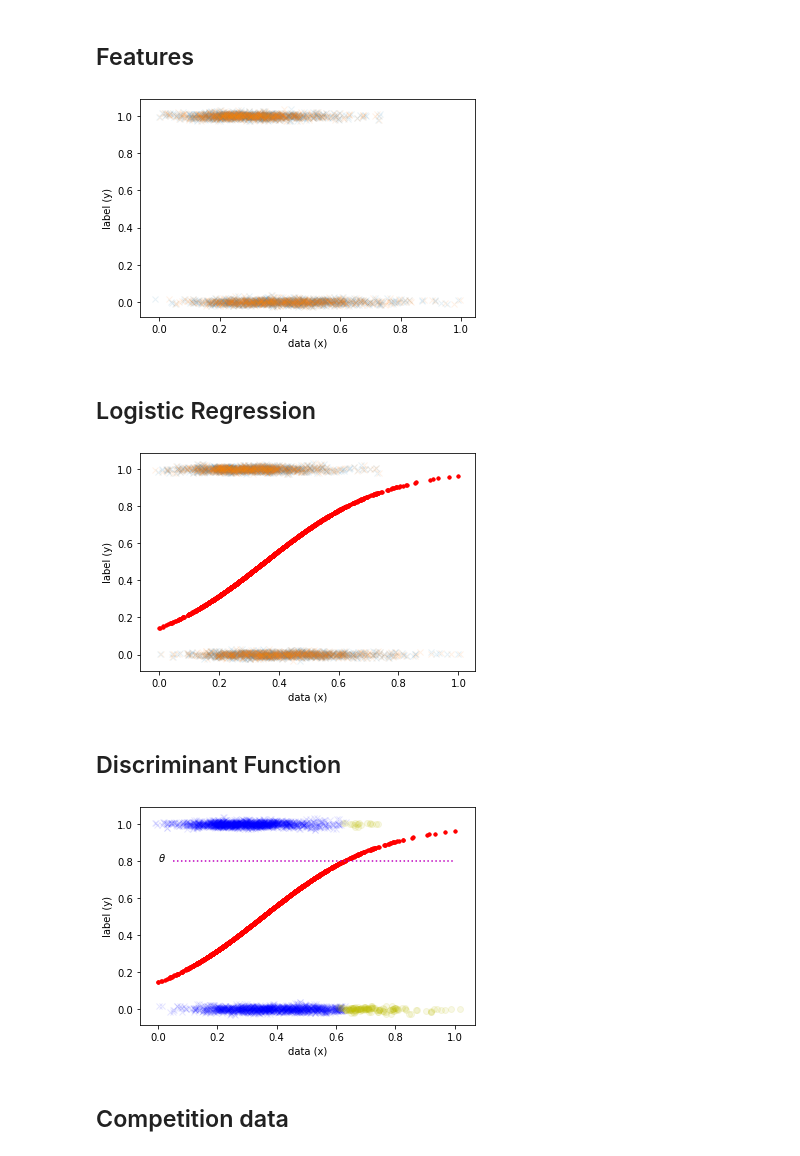
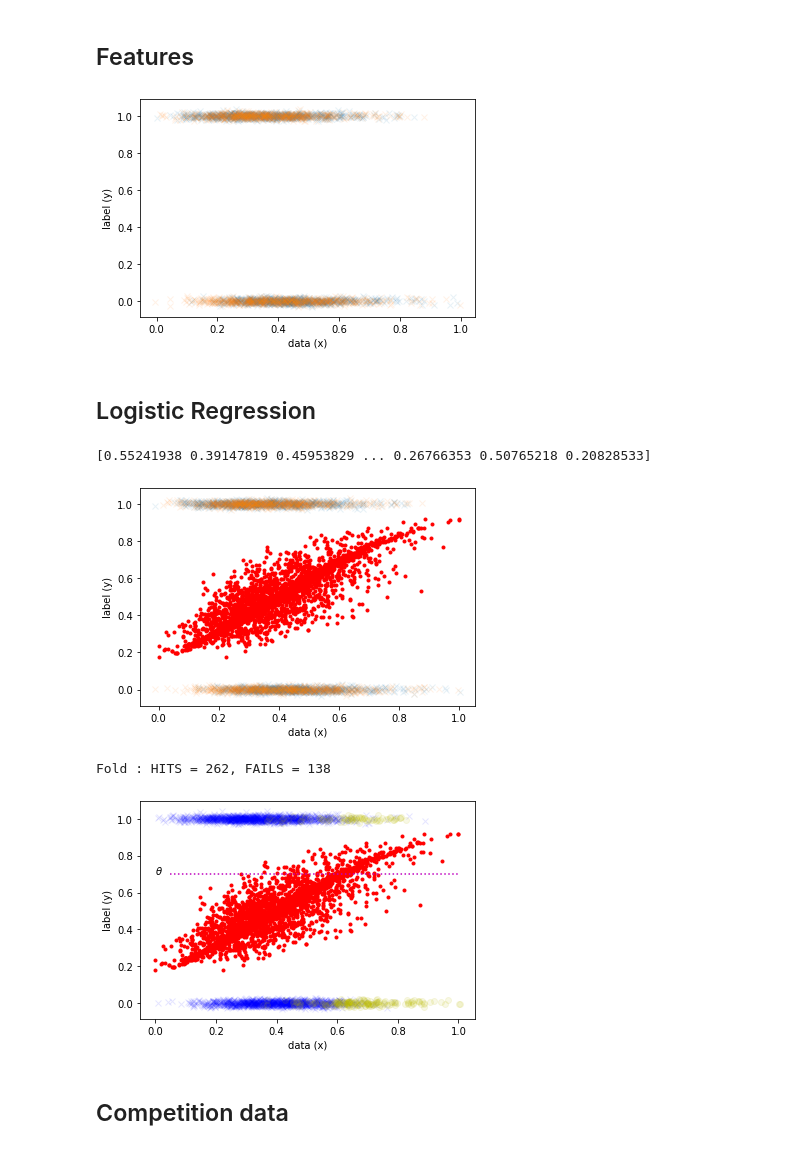
Before and after one commit to AndreaCastiella/MasterURJC, a Jupyter notebook: Ejercicio1.ipynb, the cells around one changed output. Drawn from its saved outputs; the diff is of its cells as text; code cells hidden in the pictures.

```diff
--- a/Ejercicio1.ipynb
+++ b/Ejercicio1.ipynb
@@ -23,7 +23,7 @@ FullSet_7 = FullSet_7 / 255.0
 # %% [markdown]
 ## Función extracción de características
 # %%
-def feat_extraction(data, perc):
+def feat_extraction(data, perc=0.5):
     num_feat = 6
     features = np.zeros([data.shape[0], num_feat])
     data = data.values.reshape([data.shape[0],28,28]) # Cada fila es una imagen, reshape a 28x28
@@ -43,7 +43,7 @@ def feat_extraction(data, perc):
         feat_4 = np.sum(img[:int(img.shape[0]*(perc)), :]) # Suma de los pixels del % mitad superior de la imagen
         features[i, 3] = feat_4
         # Característica 5
-        feat_5 = np.sum(img[int(img.shape[0]*(0.5)):,:int(img.shape[1]*(0.5))]) # Suma del cuadrante inferior izquierdo
+        feat_5 = np.sum(img[int(img.shape[0]*(1-perc)):,int(img.shape[1]*(perc)):]) # Suma del cuadrante inferior derecho
         features[i, 4] = feat_5
         # Característica 6
         feat_6 = np.amax(np.sum(img, axis=0)) # Máximo valor de la suma de las columnas
@@ -56,7 +56,7 @@ def feat_extraction(data, perc):
 FullSet = our.join_features_labels(FullSet_3, FullSet_7)
 seed = 1234
 theta = 0.5
-X_full = feat_extraction( FullSet.drop('label', axis=1), perc=1)
+X_full = feat_extraction( FullSet.drop('label', axis=1))
 Y_full = FullSet[['label']]
 test_size = 0.2
 splitter = StratifiedShuffleSplit(n_splits=1, test_size=test_size, random_state=seed)
@@ -71,7 +71,7 @@ for train_ix, test_ix in split_ix:
     X_test  = X_full.loc[test_ix].reset_index(drop=True)
     Y_test  = Y_full.loc[test_ix].reset_index(drop=True)
 # %%
-feats = ['feat_2','feat_3']
+feats = ['feat_5','feat_4']
 scaler = MinMaxScaler()
 X = scaler.fit_transform(X_train[feats])
 Y = Y_train.values.ravel() #Devuelve data como numpy
@@ -80,7 +80,7 @@ plt.plot(our.jitter(X,sigma=0.01), our.jitter(Y,sigma=0.01),'x',alpha=0.1)
 plt.xlabel('data (x)'); plt.ylabel('label (y)')
 plt.show()
 # %% [output]
-[figure, old version]
+[figure, new version]
 # %% [markdown]
 ## Logistic Regression
 # %%
@@ -90,13 +90,23 @@ recta_regresion = LogisticRegression()
 recta_regresion.fit(X,Y)
 y_CDF = recta_regresion.predict_proba(X)
 y_pred = y_CDF[:,0]  #<-- use 0 instead of 1 to see the logistic curve of the other class
-
+print(y_pred)
 
 plt.plot(our.jitter(X,sigma=0.01), our.jitter(Y,sigma=0.01),'x',alpha=0.1)
 plt.plot(X, y_pred, '.r')
 plt.xlabel('data (x)'); plt.ylabel('label (y)')
 plt.show()
 # %% [output]
+[0.55241938 0.39147819 0.45953829 ... 0.26766353 0.50765218 0.20828533]
-[figure, old version]
+[figure, new version]
-# %% [markdown]
-## Discriminant Function
+# %%
+from sklearn.metrics import confusion_matrix
+X_test = scaler.transform(X_test[feats])
+y_test_pred = recta_regresion.predict(X_test)
+conf_mat = confusion_matrix(Y_test, y_test_pred)
+hits = conf_mat[0,0]+conf_mat[1,1]
+fails = conf_mat[0,1]+conf_mat[1,0]
+strlog = "Fold : HITS = %d, FAILS = %d" %(hits , fails )
+print(strlog)
+# %% [output]
+Fold : HITS = 262, FAILS = 138
@@ -103,21 +115,21 @@ plt.show()
 # %%
-theta = 0.8 # Parámetro que define la función de discriminación.
+theta = 0.7 # Parámetro que define la función de discriminación.
 
 ix_1 = y_pred < theta
 ix_0 = ~ix_1
 plt.plot( our.jitter(X[ix_1],sigma=0.01), \
           our.jitter(Y[ix_1],sigma=0.01), \
           'bx',alpha=0.1)
 plt.plot( our.jitter(X[ix_0],sigma=0.01), \
           our.jitter(Y[ix_0],sigma=0.01), \
           'yo',alpha=0.1)
 plt.text(0,theta, r'$ \theta $')
 plt.plot(X,y_pred,'.r')
 plt.plot([0.05,1],[theta,theta],'m:')
 plt.xlabel('data (x)'); plt.ylabel('label (y)')
 plt.show()
 # %% [output]
-[figure, old version]
+[figure, new version]
 # %% [markdown]
 ## Competition data
 # %%
```
Also changed, not shown: parts of 2 cells of this notebook, 1 other file.
